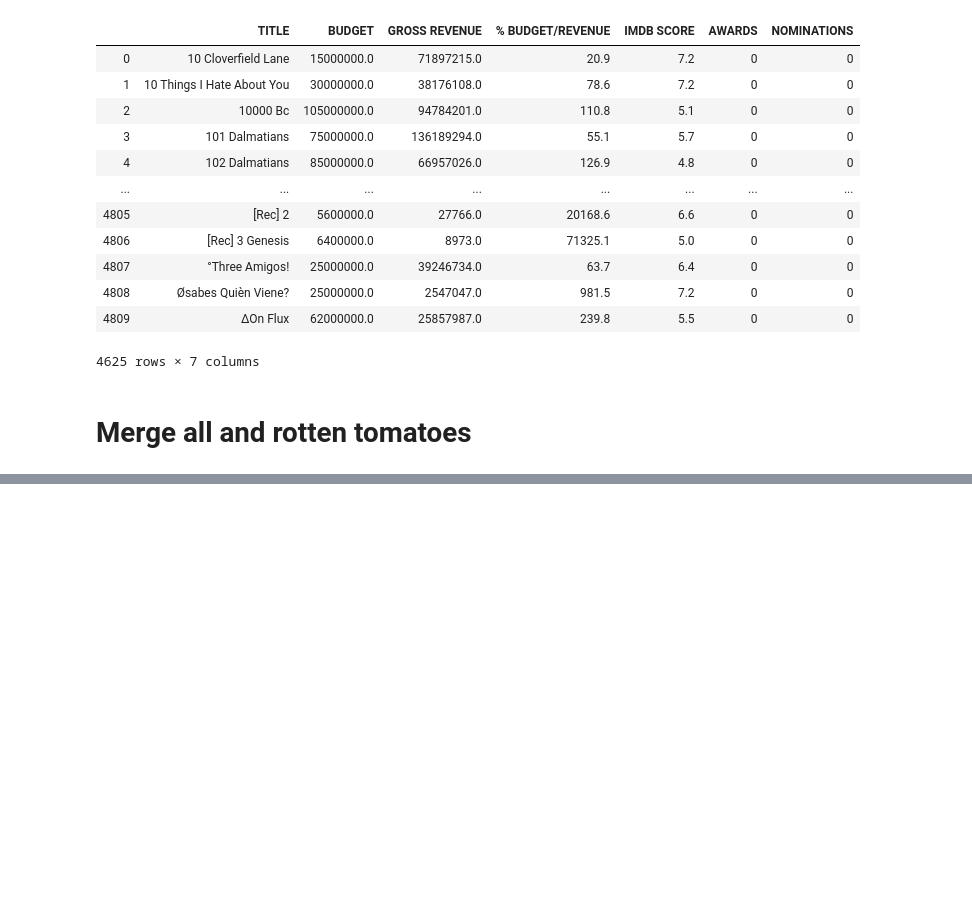
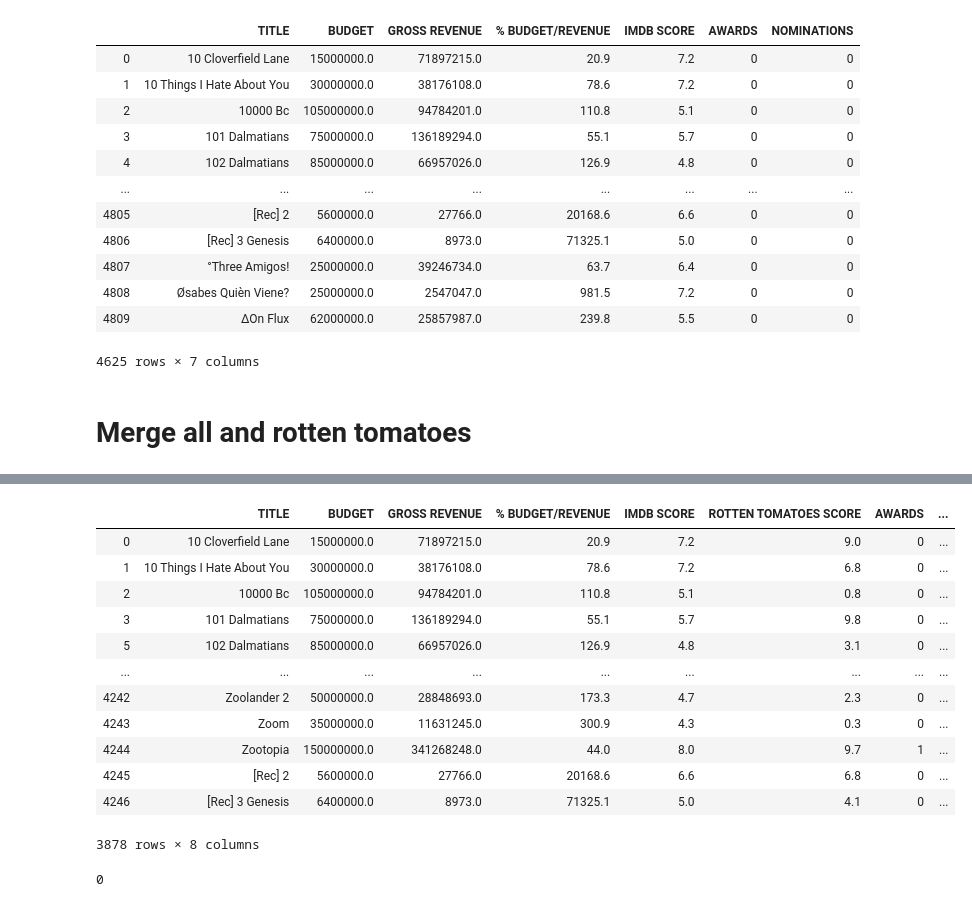
Before and after one commit to ta-data-lis/Project-Week-3-Data-Thieves, a Jupyter notebook: your-project/Movies Database Cleaning.ipynb, the cells around one changed output, grey strips where cells are left out. Cells and saved outputs as stored; diff of their text form; code cells hidden in the pictures; blank space fills up the shorter version.

Commit message:
without duplicates

```diff
--- a/your-project/Movies Database Cleaning.ipynb
+++ b/your-project/Movies Database Cleaning.ipynb
@@ -389,0 +385,22 @@ all_db.head(50)
+# %%
+# Drop duplicates
+all_db = all_db.drop_duplicates(['TITLE'])
+all_db
+# %% [output]
+|  | TITLE | BUDGET | GROSS REVENUE | % BUDGET/REVENUE | IMDB SCORE | ROTTEN TOMATOES SCORE | AWARDS | ... |
+| 0 | 10 Cloverfield Lane | 15000000.0 | 71897215.0 | 20.9 | 7.2 | 9.0 | 0 | ... |
+| 1 | 10 Things I Hate About You | 30000000.0 | 38176108.0 | 78.6 | 7.2 | 6.8 | 0 | ... |
+| 2 | 10000 Bc | 105000000.0 | 94784201.0 | 110.8 | 5.1 | 0.8 | 0 | ... |
+| 3 | 101 Dalmatians | 75000000.0 | 136189294.0 | 55.1 | 5.7 | 9.8 | 0 | ... |
+| 5 | 102 Dalmatians | 85000000.0 | 66957026.0 | 126.9 | 4.8 | 3.1 | 0 | ... |
+| ... | ... | ... | ... | ... | ... | ... | ... | ... |
+| 4242 | Zoolander 2 | 50000000.0 | 28848693.0 | 173.3 | 4.7 | 2.3 | 0 | ... |
+| 4243 | Zoom | 35000000.0 | 11631245.0 | 300.9 | 4.3 | 0.3 | 0 | ... |
+| 4244 | Zootopia | 150000000.0 | 341268248.0 | 44.0 | 8.0 | 9.7 | 1 | ... |
+| 4245 | [Rec] 2 | 5600000.0 | 27766.0 | 20168.6 | 6.6 | 6.8 | 0 | ... |
+| 4246 | [Rec] 3 Genesis | 6400000.0 | 8973.0 | 71325.1 | 5.0 | 4.1 | 0 | ... |
+3878 rows × 8 columns
+# %%
+all_db.duplicated(['TITLE']).sum()
+# %% [output]
+0
```
Also changed, not shown: parts of 2 cells of this notebook.
